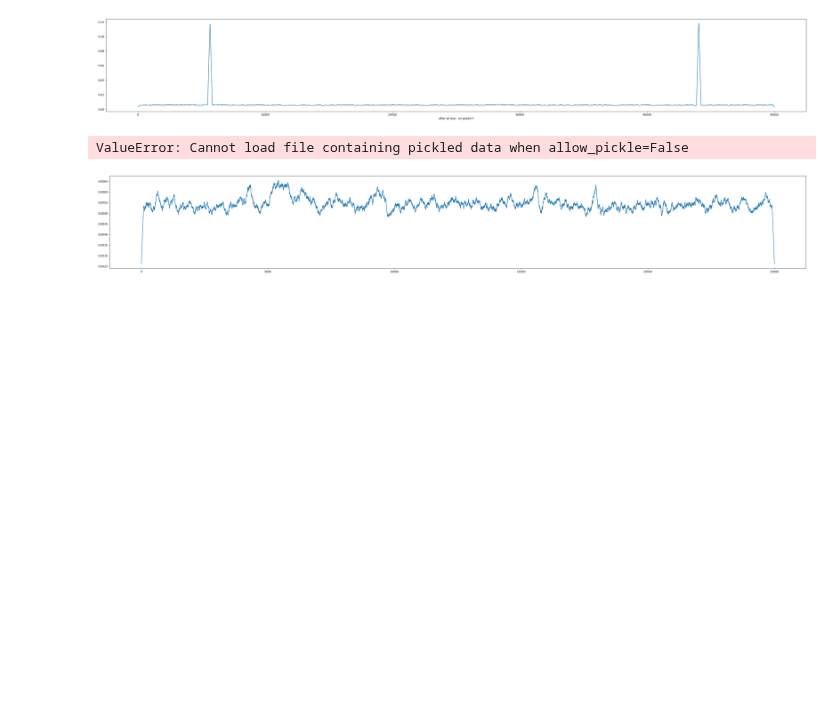
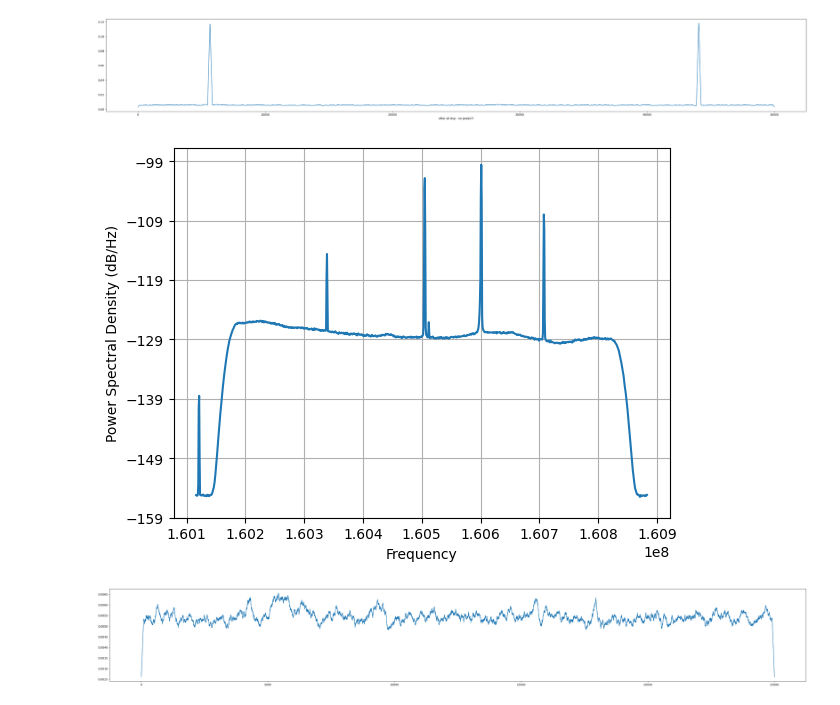
Before and after one commit to bigalnz/test_fft, a Jupyter notebook: notebooks/psd_find_beeps.ipynb, the cells around one changed output. Saved outputs shown, nothing was run; the diff lists cells and outputs as text; code cells hidden in the pictures; blank space fills up the shorter version.

Commit message:
new plot

```diff
--- a/notebooks/psd_find_beeps.ipynb
+++ b/notebooks/psd_find_beeps.ipynb
@@ -76,25 +76,32 @@ plt.show()
 # %%
 from scipy.io import wavfile
 
 #samples = wavfile.read('../data/test_airspyhf.raw')
-samples = np.fromfile('../data/test_airspyhf.raw', dtype=np.complex64)
+samples = np.fromfile('../data/test_airspyhf.fc32', dtype=np.complex64)
+sample_rate = 768000
+center_freq = 160500000
+size = len(samples)
 x = samples
+
+fft_freqs = np.linspace(sample_rate / -2, sample_rate / 2, 1024) + center_freq
+psd = plt.psd(x, NFFT=1024, Fs=768000, Fc=160500000)
+plt.show()
 
 t = np.arange(len(x))/768000
 h = signal.firwin(501, 0.02, pass_zero=True)
 p = np.exp(2j*np.pi*t*-101530)
 
 x = x * p
 x = signal.convolve(x, h, 'same')
 x = x[::100]
 x = np.abs(x)
 x = signal.convolve(x, [1]*189, 'same')/189
 
 plt.figure(figsize=(45,6))
 plt.plot(x)
 plt.show()
 # %% [output]
-ValueError: Cannot load file containing pickled data when allow_pickle=False
+[figure, added]
 # %%
 # read uint8 without real to complex conversion - method in program
 # filter, decimate, abs, smooth plot
```
